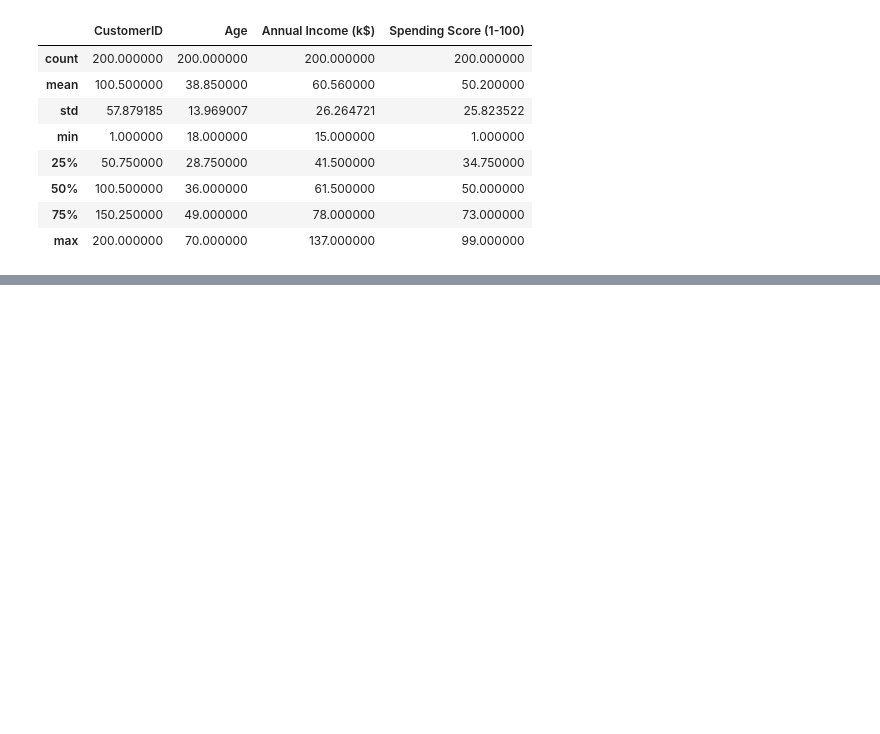
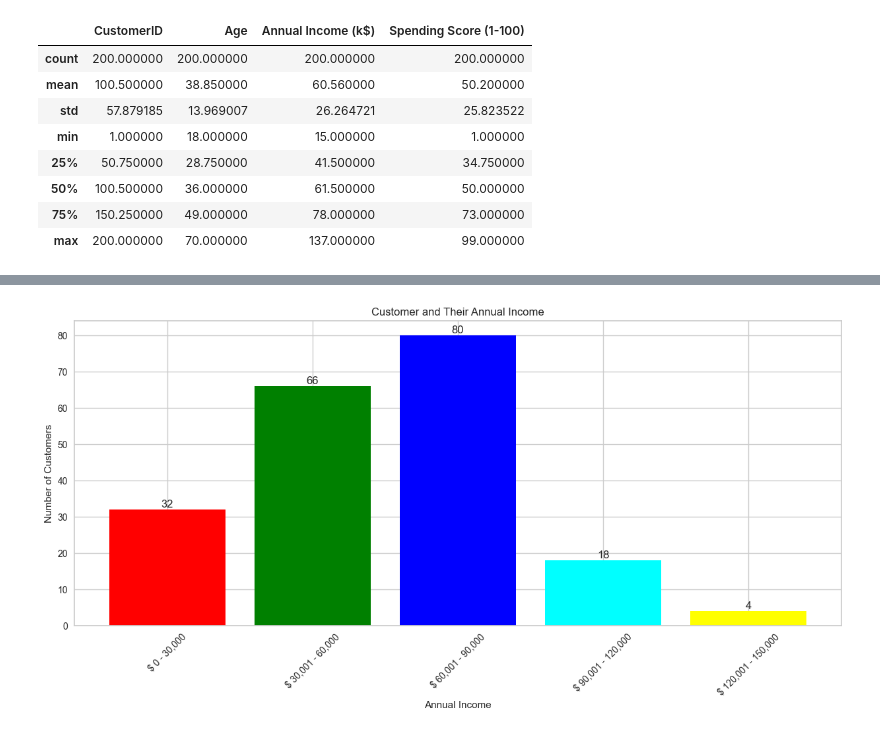
Before and after one commit to adrianramadhan/mall-customers-segmentation-case-study, a Jupyter notebook: notebook.ipynb, the cells around one changed output, grey strips where cells are left out. Cells and saved outputs as stored; diff of their text form; code cells hidden in the pictures; blank space fills up the shorter version.

```diff
--- a/notebook.ipynb
+++ b/notebook.ipynb
@@ -46,0 +81,27 @@ df.describe()
+# %%
+# Mengelompokkan pendapatan tahunan pelanggan ke dalam kategori dan menghitung jumlah pelanggan di setiap kategori
+ai0_30 = df["Annual Income (k$)"][(df["Annual Income (k$)"] >= 0) & (df["Annual Income (k$)"] <= 30)]
+ai31_60 = df["Annual Income (k$)"][(df["Annual Income (k$)"] >= 31) & (df["Annual Income (k$)"] <= 60)]
+ai61_90 = df["Annual Income (k$)"][(df["Annual Income (k$)"] >= 61) & (df["Annual Income (k$)"] <= 90)]
+ai91_120 = df["Annual Income (k$)"][(df["Annual Income (k$)"] >= 91) & (df["Annual Income (k$)"] <= 120)]
+ai121_150 = df["Annual Income (k$)"][(df["Annual Income (k$)"] >= 121) & (df["Annual Income (k$)"] <= 150)]
+
+# Menyusun data untuk plotting
+aix = ["$ 0 - 30,000", "$ 30,001 - 60,000", "$ 60,001 - 90,000", "$ 90,001 - 120,000", "$ 120,001 - 150,000"]
+aiy = [len(ai0_30.values), len(ai31_60.values), len(ai61_90.values), len(ai91_120.values), len(ai121_150.values)]
+
+# Membuat bar chart untuk distribusi pendapatan tahunan pelanggan
+plt.figure(figsize=(15, 6))
+plt.bar(aix, aiy, color=['red', 'green', 'blue', 'cyan', 'yellow'])
+plt.title("Customer and Their Annual Income")
+plt.xlabel("Annual Income")
+plt.ylabel("Number of Customers")
+plt.xticks(rotation=45)  # Memutar label sumbu x agar lebih mudah dibaca
+
+# Menambahkan label jumlah pelanggan di atas setiap bar
+for i in range(len(aix)):
+  plt.text(i, aiy[i], aiy[i], ha='center', va='bottom')
+
+plt.show()
+# %% [output]
+[figure, added]
```
Also changed, not shown: parts of 2 cells of this notebook.
